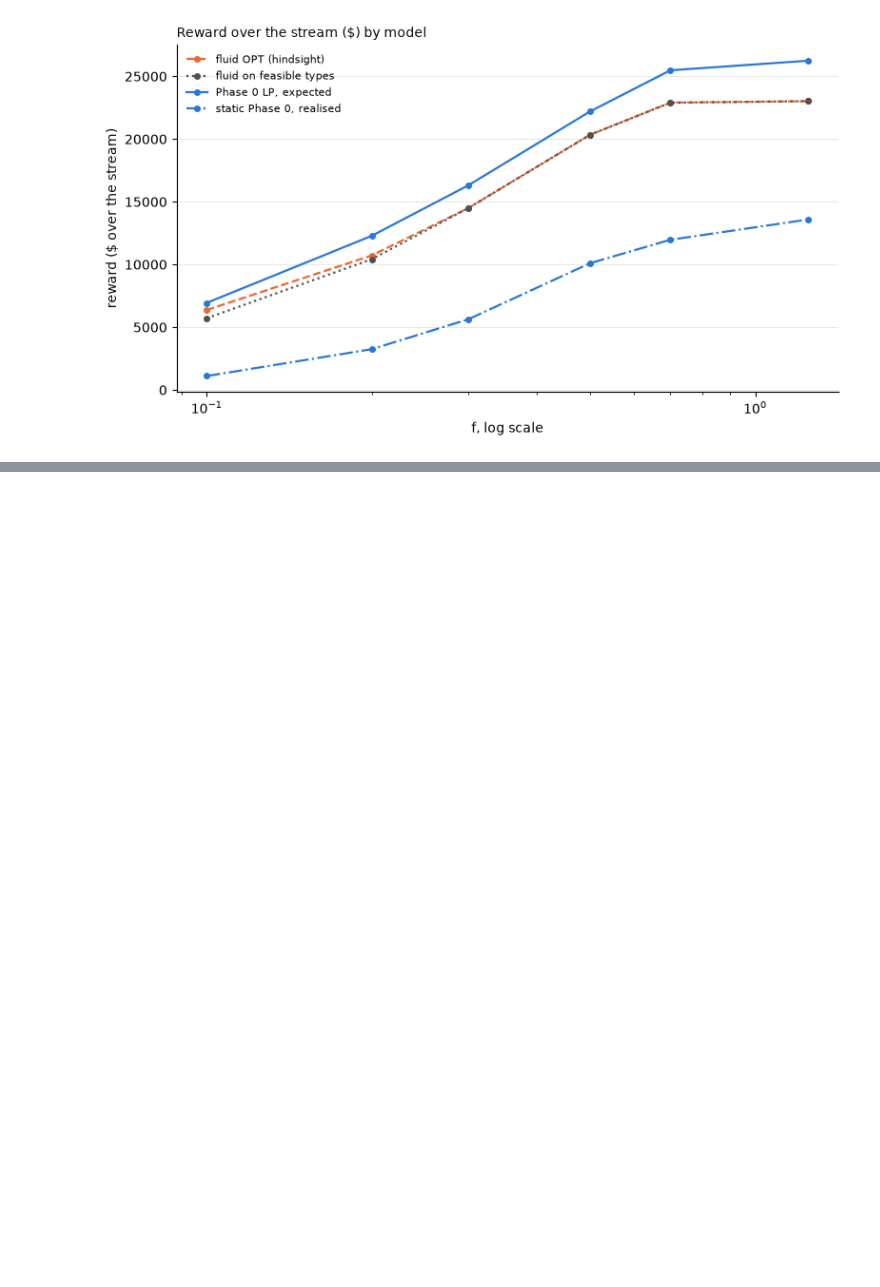
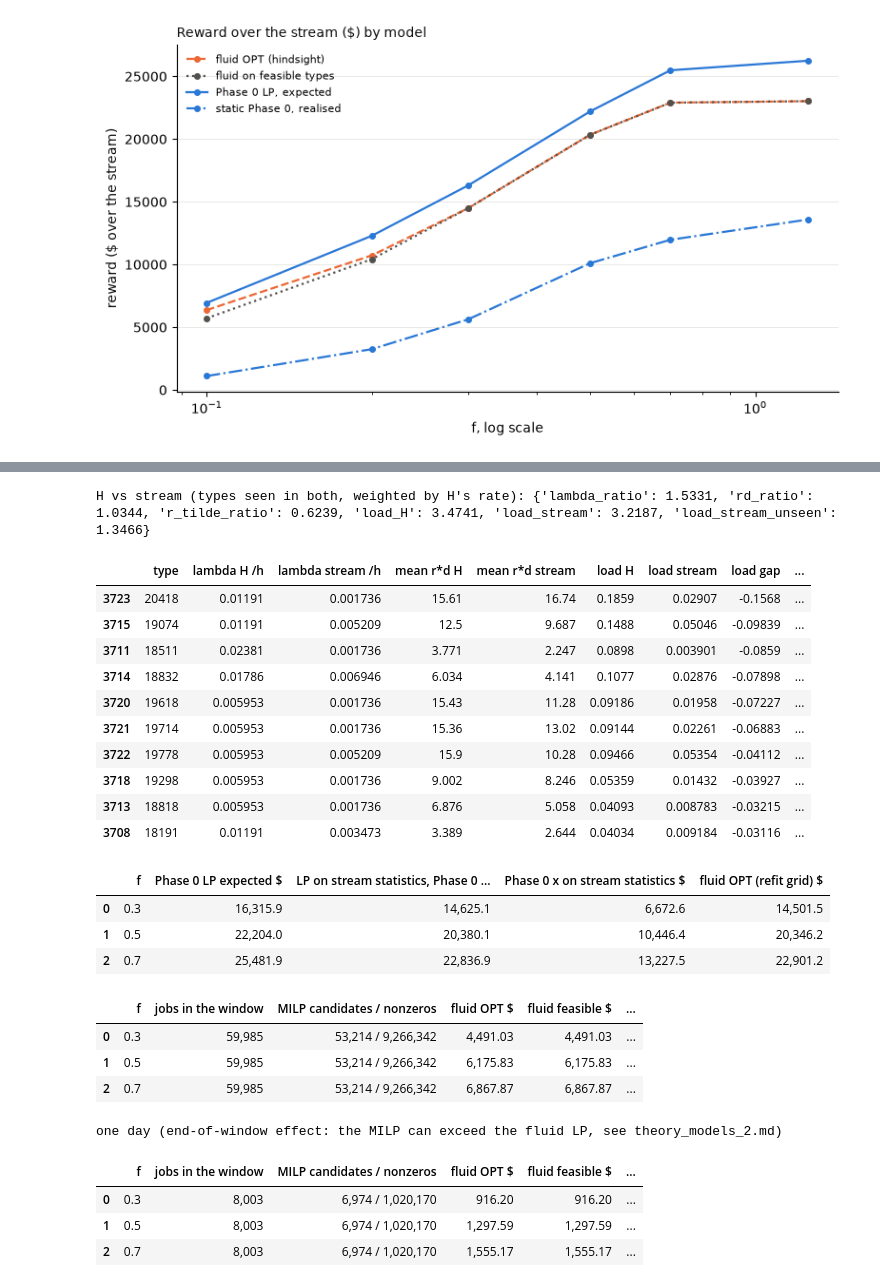
Before and after one commit to dangolofrancesco/dlent_rt, a Jupyter notebook: notebooks/05_theory_models.ipynb, the cells around one changed output, grey strips where cells are left out. Saved outputs shown, nothing was run; the diff lists cells and outputs as text; code cells hidden in the pictures; blank space fills up the shorter version.

```diff
--- a/notebooks/05_theory_models.ipynb
+++ b/notebooks/05_theory_models.ipynb
@@ -172,0 +201,36 @@ plt.tight_layout(); plt.show()
+# %%
+print("H vs stream (types seen in both, weighted by H's rate):",
+      {k: round(C2["hv"][k], 4) for k in ("lambda_ratio", "rd_ratio", "r_tilde_ratio", "load_H", "load_stream",
+                                          "load_stream_unseen")})
+display(C2["top"])
+display(C2["n4"])
+display(C2["n5"])
+if "n6" in C2:
+    print("one day (end-of-window effect: the MILP can exceed the fluid LP, see theory_models_2.md)")
+    display(C2["n6"])
+# %% [output]
+H vs stream (types seen in both, weighted by H's rate): {'lambda_ratio': 1.5331, 'rd_ratio': 1.0344, 'r_tilde_ratio': 0.6239, 'load_H': 3.4741, 'load_stream': 3.2187, 'load_stream_unseen': 1.3466}
+|  | type | lambda H /h | lambda stream /h | mean r*d H | mean r*d stream | load H | load stream | load gap | ... |
+| 3723 | 20418 | 0.01191 | 0.001736 | 15.61 | 16.74 | 0.1859 | 0.02907 | -0.1568 | ... |
+| 3715 | 19074 | 0.01191 | 0.005209 | 12.5 | 9.687 | 0.1488 | 0.05046 | -0.09839 | ... |
+| 3711 | 18511 | 0.02381 | 0.001736 | 3.771 | 2.247 | 0.0898 | 0.003901 | -0.0859 | ... |
+| 3714 | 18832 | 0.01786 | 0.006946 | 6.034 | 4.141 | 0.1077 | 0.02876 | -0.07898 | ... |
+| 3720 | 19618 | 0.005953 | 0.001736 | 15.43 | 11.28 | 0.09186 | 0.01958 | -0.07227 | ... |
+| 3721 | 19714 | 0.005953 | 0.001736 | 15.36 | 13.02 | 0.09144 | 0.02261 | -0.06883 | ... |
+| 3722 | 19778 | 0.005953 | 0.005209 | 15.9 | 10.28 | 0.09466 | 0.05354 | -0.04112 | ... |
+| 3718 | 19298 | 0.005953 | 0.001736 | 9.002 | 8.246 | 0.05359 | 0.01432 | -0.03927 | ... |
+| 3713 | 18818 | 0.005953 | 0.001736 | 6.876 | 5.058 | 0.04093 | 0.008783 | -0.03215 | ... |
+| 3708 | 18191 | 0.01191 | 0.003473 | 3.389 | 2.644 | 0.04034 | 0.009184 | -0.03116 | ... |
+|  | f | Phase 0 LP expected $ | LP on stream statistics, Phase 0 ... | Phase 0 x on stream statistics $ | fluid OPT (refit grid) $ |
+| 0 | 0.3 | 16,315.9 | 14,625.1 | 6,672.6 | 14,501.5 |
+| 1 | 0.5 | 22,204.0 | 20,380.1 | 10,446.4 | 20,346.2 |
+| 2 | 0.7 | 25,481.9 | 22,836.9 | 13,227.5 | 22,901.2 |
+|  | f | jobs in the window | MILP candidates / nonzeros | fluid OPT $ | fluid feasible $ | ... |
+| 0 | 0.3 | 59,985 | 53,214 / 9,266,342 | 4,491.03 | 4,491.03 | ... |
+| 1 | 0.5 | 59,985 | 53,214 / 9,266,342 | 6,175.83 | 6,175.83 | ... |
+| 2 | 0.7 | 59,985 | 53,214 / 9,266,342 | 6,867.87 | 6,867.87 | ... |
+one day (end-of-window effect: the MILP can exceed the fluid LP, see theory_models_2.md)
+|  | f | jobs in the window | MILP candidates / nonzeros | fluid OPT $ | fluid feasible $ | ... |
+| 0 | 0.3 | 8,003 | 6,974 / 1,020,170 | 916.20 | 916.20 | ... |
+| 1 | 0.5 | 8,003 | 6,974 / 1,020,170 | 1,297.59 | 1,297.59 | ... |
+| 2 | 0.7 | 8,003 | 6,974 / 1,020,170 | 1,555.17 | 1,555.17 | ... |
```
Also changed, not shown: parts of 4 cells of this notebook, 9 other files.
